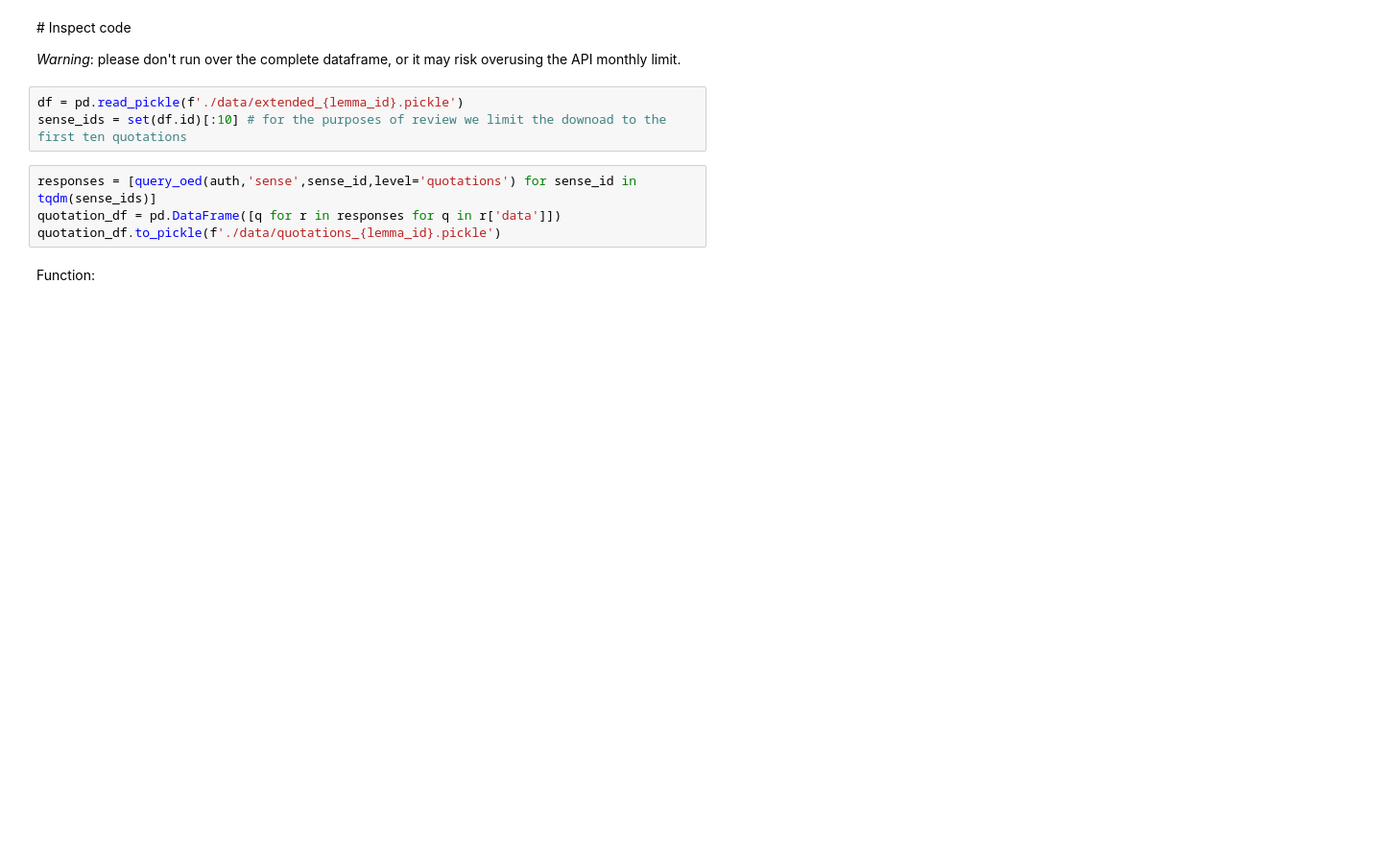
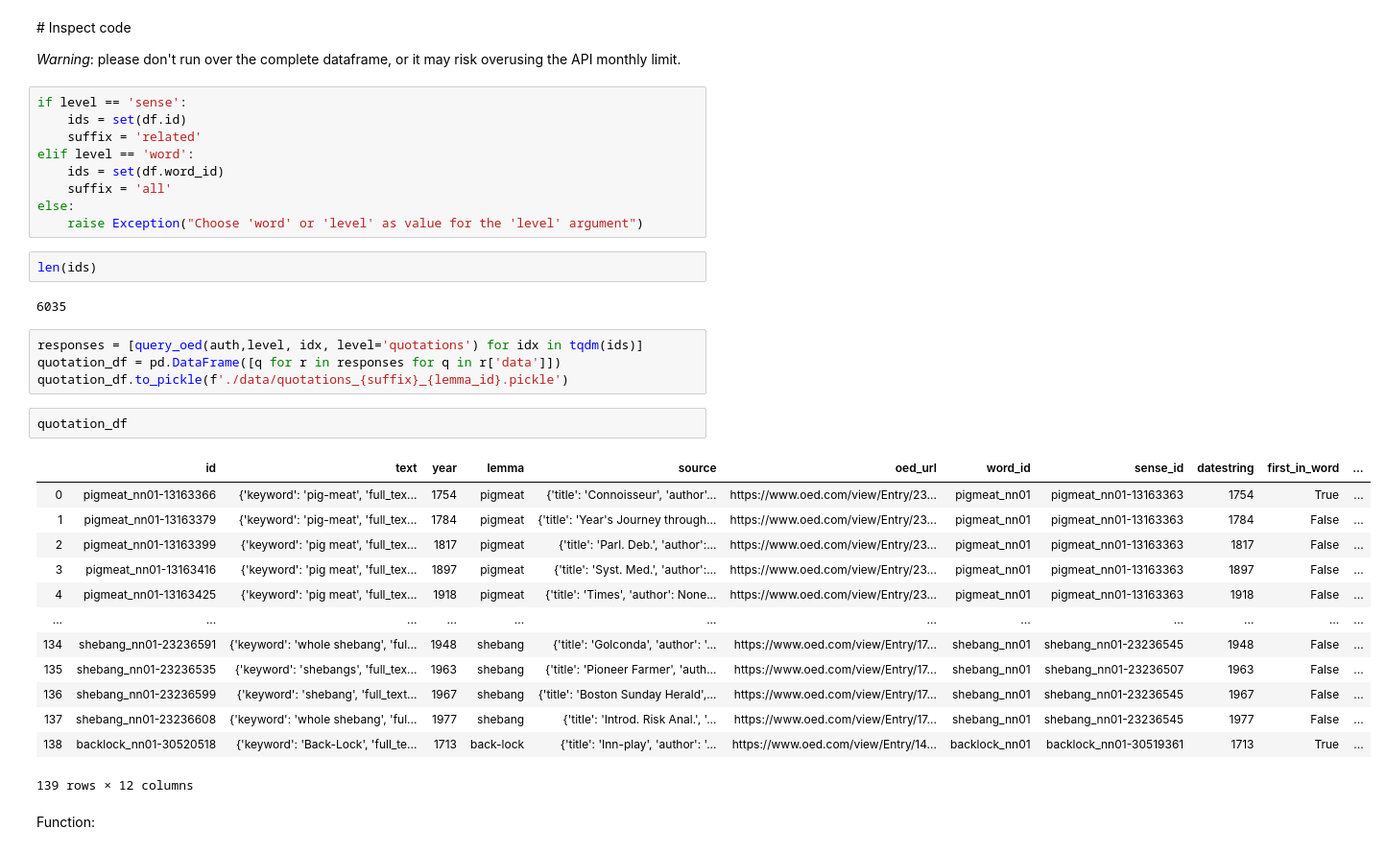
Before and after one commit to Living-with-machines/TargetedSenseDisambiguation, a Jupyter notebook: 18.2 - review notebook - harvest quotations.ipynb, the cells around one changed output. Shown at 96% size. Saved outputs shown, nothing was run; the diff lists cells and outputs as text; blank space fills up the shorter version.

```diff
--- a/18.2 - review notebook - harvest quotations.ipynb
+++ b/18.2 - review notebook - harvest quotations.ipynb
@@ -40,13 +44,39 @@ with open('oed_experiments/oed_credentials.json') as f:
 # Inspect code
 
 *Warning*: please don't run over the complete dataframe, or it may risk overusing the API monthly limit.
-# %%
-df = pd.read_pickle(f'./data/extended_{lemma_id}.pickle')
-sense_ids = set(df.id)[:10] # for the purposes of review we limit the downoad to the first ten quotations
+# %%
+if level == 'sense':
+    ids = set(df.id)
+    suffix = 'related'
+elif level == 'word':
+    ids = set(df.word_id)
+    suffix = 'all'
+else:
+    raise Exception("Choose 'word' or 'level' as value for the 'level' argument")
+# %%
+len(ids)
+# %% [output]
+6035
 # %%
-responses = [query_oed(auth,'sense',sense_id,level='quotations') for sense_id in tqdm(sense_ids)]
+responses = [query_oed(auth,level, idx, level='quotations') for idx in tqdm(ids)]
 quotation_df = pd.DataFrame([q for r in responses for q in r['data']])
-quotation_df.to_pickle(f'./data/quotations_{lemma_id}.pickle')
+quotation_df.to_pickle(f'./data/quotations_{suffix}_{lemma_id}.pickle')
+# %%
+quotation_df
+# %% [output]
+|  | id | text | year | lemma | source | oed_url | word_id | sense_id | datestring | first_in_word | ... |
+| 0 | pigmeat_nn01-13163366 | {'keyword': 'pig-meat', 'full_tex... | 1754 | pigmeat | {'title': 'Connoisseur', 'author'... | https://www.oed.com/view/Entry/23... | pigmeat_nn01 | pigmeat_nn01-13163363 | 1754 | True | ... |
+| 1 | pigmeat_nn01-13163379 | {'keyword': 'pig-meat', 'full_tex... | 1784 | pigmeat | {'title': 'Year's Journey through... | https://www.oed.com/view/Entry/23... | pigmeat_nn01 | pigmeat_nn01-13163363 | 1784 | False | ... |
+| 2 | pigmeat_nn01-13163399 | {'keyword': 'pig meat', 'full_tex... | 1817 | pigmeat | {'title': 'Parl. Deb.', 'author':... | https://www.oed.com/view/Entry/23... | pigmeat_nn01 | pigmeat_nn01-13163363 | 1817 | False | ... |
+| 3 | pigmeat_nn01-13163416 | {'keyword': 'pig meat', 'full_tex... | 1897 | pigmeat | {'title': 'Syst. Med.', 'author':... | https://www.oed.com/view/Entry/23... | pigmeat_nn01 | pigmeat_nn01-13163363 | 1897 | False | ... |
+| 4 | pigmeat_nn01-13163425 | {'keyword': 'pig meat', 'full_tex... | 1918 | pigmeat | {'title': 'Times', 'author': None... | https://www.oed.com/view/Entry/23... | pigmeat_nn01 | pigmeat_nn01-13163363 | 1918 | False | ... |
+| ... | ... | ... | ... | ... | ... | ... | ... | ... | ... | ... | ... |
+| 134 | shebang_nn01-23236591 | {'keyword': 'whole shebang', 'ful... | 1948 | shebang | {'title': 'Golconda', 'author': '... | https://www.oed.com/view/Entry/17... | shebang_nn01 | shebang_nn01-23236545 | 1948 | False | ... |
+| 135 | shebang_nn01-23236535 | {'keyword': 'shebangs', 'full_tex... | 1963 | shebang | {'title': 'Pioneer Farmer', 'auth... | https://www.oed.com/view/Entry/17... | shebang_nn01 | shebang_nn01-23236507 | 1963 | False | ... |
+| 136 | shebang_nn01-23236599 | {'keyword': 'shebang', 'full_text... | 1967 | shebang | {'title': 'Boston Sunday Herald',... | https://www.oed.com/view/Entry/17... | shebang_nn01 | shebang_nn01-23236545 | 1967 | False | ... |
+| 137 | shebang_nn01-23236608 | {'keyword': 'whole shebang', 'ful... | 1977 | shebang | {'title': 'Introd. Risk Anal.', '... | https://www.oed.com/view/Entry/17... | shebang_nn01 | shebang_nn01-23236545 | 1977 | False | ... |
+| 138 | backlock_nn01-30520518 | {'keyword': 'Back-Lock', 'full_te... | 1713 | back-lock | {'title': 'Inn-play', 'author': '... | https://www.oed.com/view/Entry/14... | backlock_nn01 | backlock_nn01-30519361 | 1713 | True | ... |
+139 rows × 12 columns
 # %% [markdown]
 Function:
 # %%
```
Also changed, not shown: parts of 2 cells of this notebook, 2 other files.
